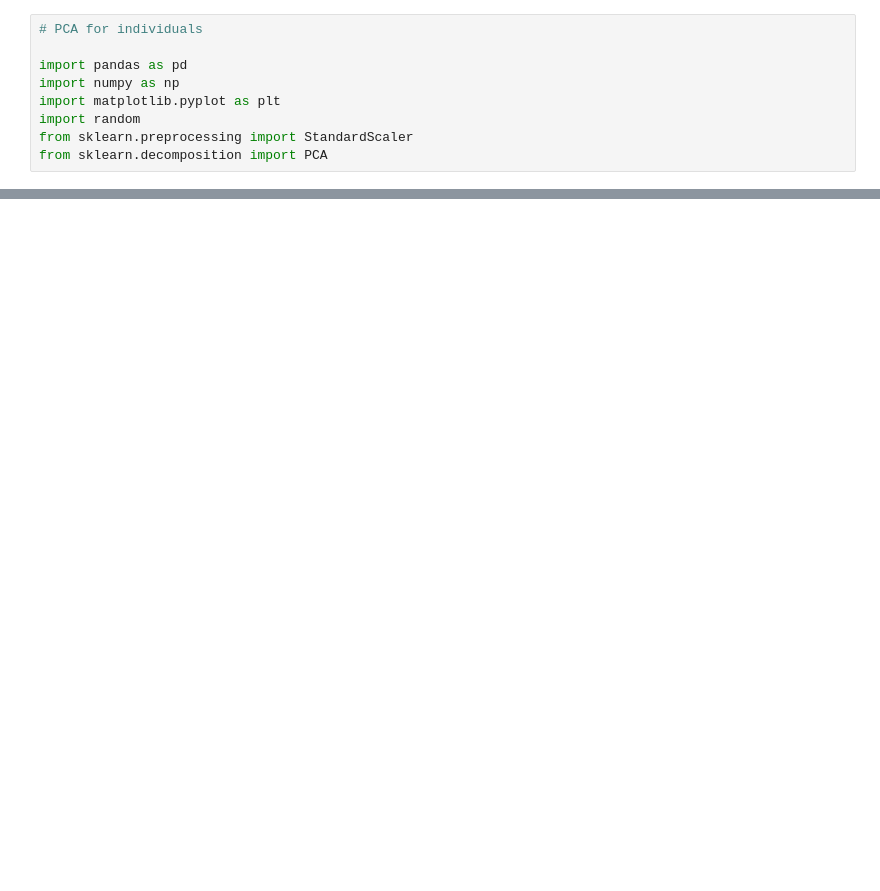
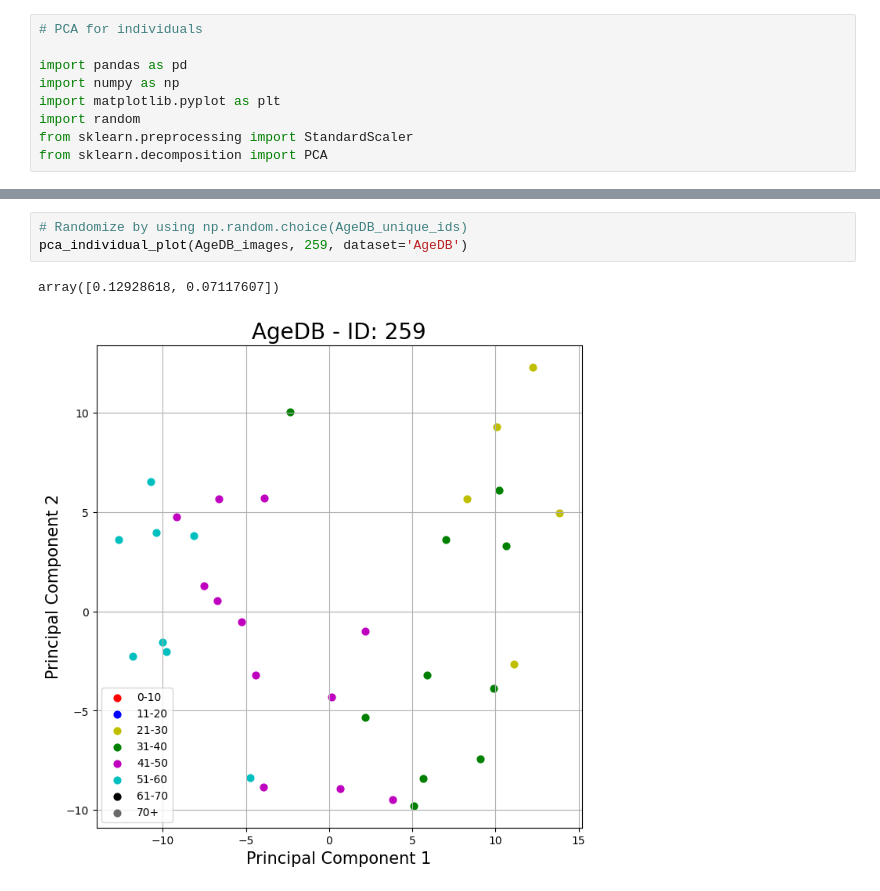
Before and after one commit to ivarblohm/FaceProject, a Jupyter notebook: PCASingle.ipynb, the cells around one changed output, grey strips where cells are left out. Saved outputs shown, nothing was run; the diff lists cells and outputs as text; blank space fills up the shorter version.

```diff
--- a/PCASingle.ipynb
+++ b/PCASingle.ipynb
@@ -146,0 +113,6 @@ array([0.15382756, 0.09968077])
+# %%
+# Randomize by using np.random.choice(AgeDB_unique_ids)
+pca_individual_plot(AgeDB_images, 259, dataset='AgeDB')
+# %% [output]
+array([0.12928618, 0.07117607])
+[figure, added]
```
Also changed, not shown: parts of 14 cells of this notebook, 2 other files.
